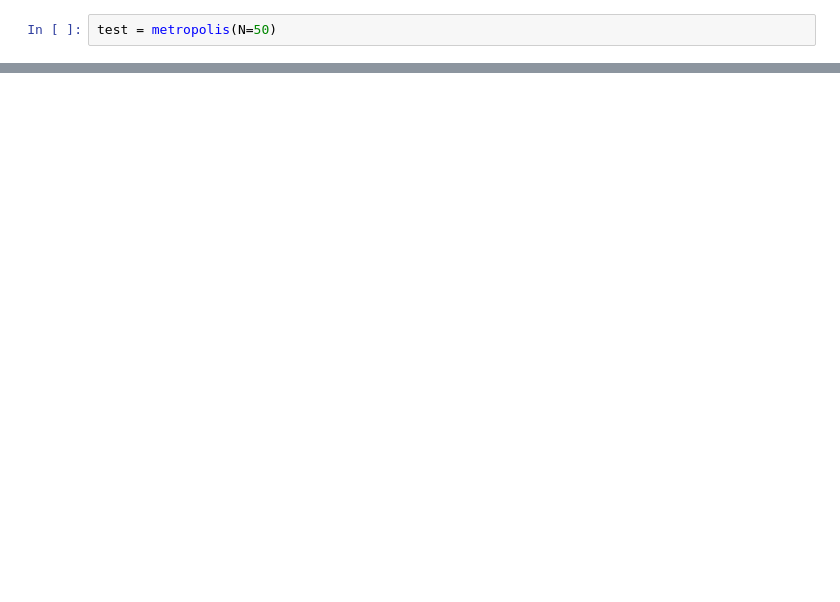
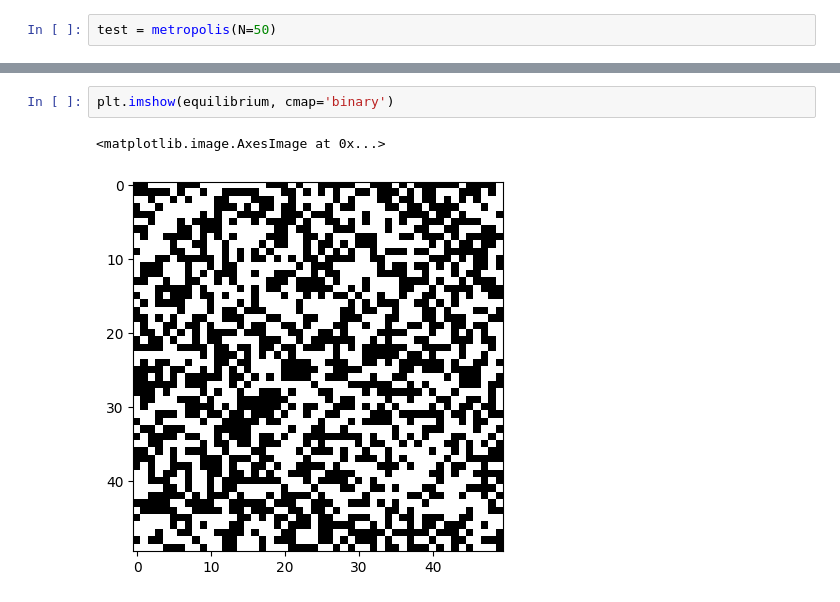
Before and after one commit to dantona02/metropolis, a Jupyter notebook: metropolis.ipynb, the cells around one changed output, grey strips where cells are left out. Saved outputs shown, nothing was run; the diff lists cells and outputs as text; blank space fills up the shorter version.

```diff
--- a/metropolis.ipynb
+++ b/metropolis.ipynb
@@ -19,0 +106,5 @@ test.plot()
+# %%
+plt.imshow(equilibrium, cmap='binary')
+# %% [output]
+<matplotlib.image.AxesImage at 0x...>
+[figure, added]
```
Also changed, not shown: parts of 7 cells of this notebook.
